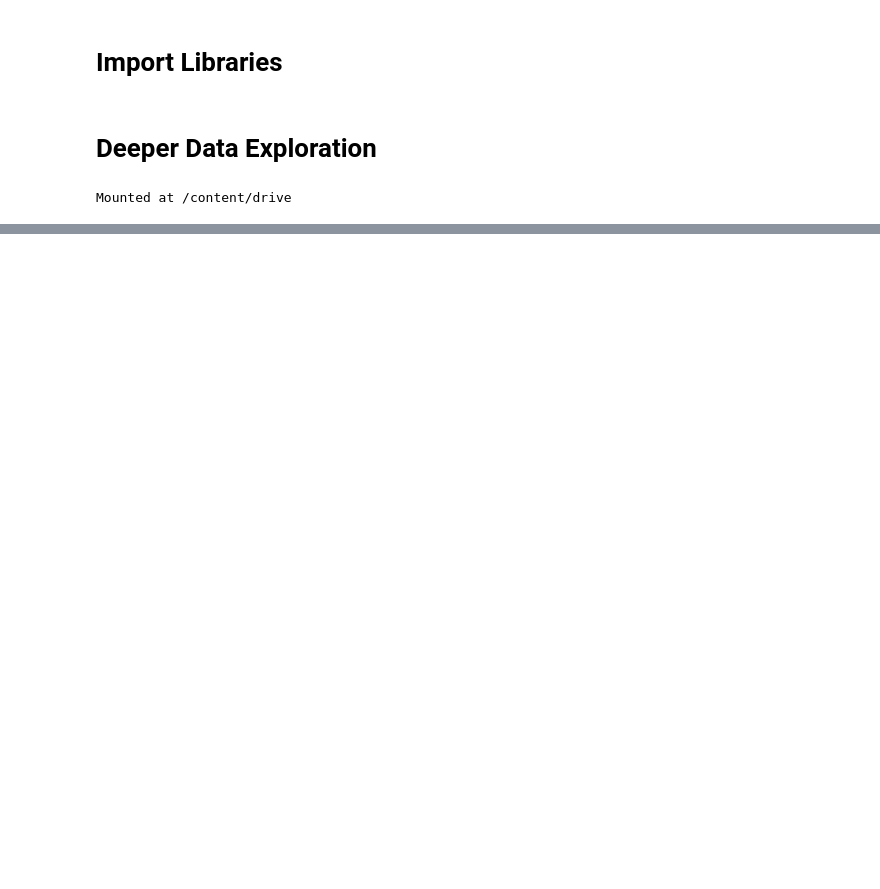
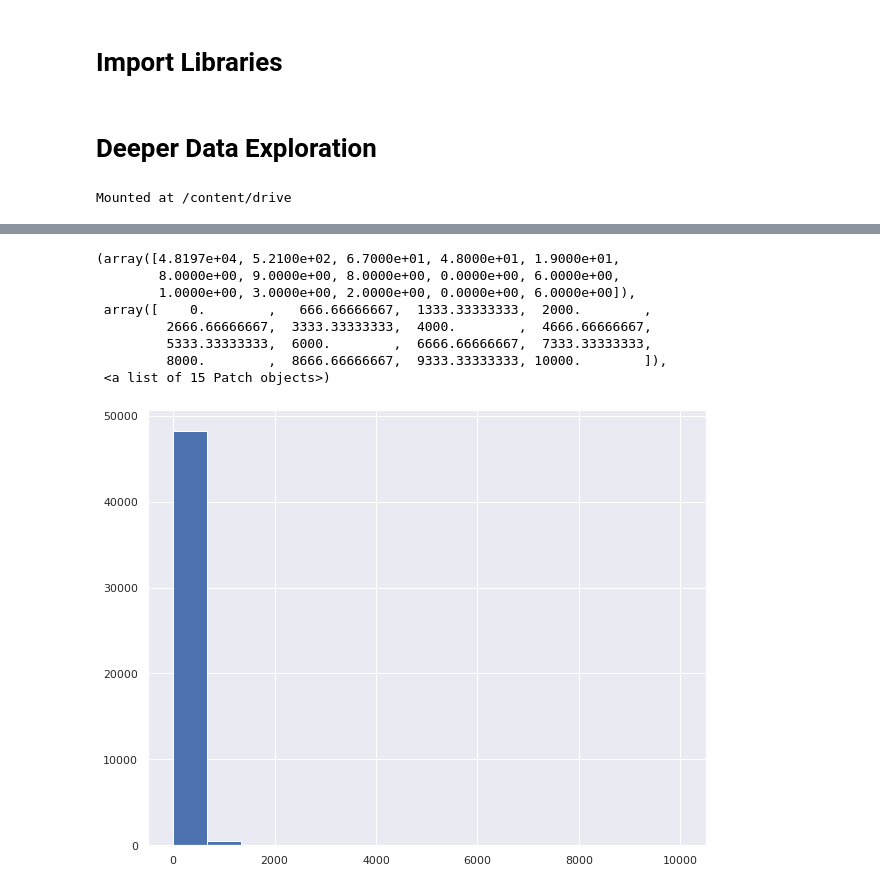
Before and after one commit to Rollap/NYC_AirBnB_Overview, a Jupyter notebook: AirBnbPart2.ipynb, the cells around one changed output, grey strips where cells are left out. Drawn from its saved outputs; the diff is of its cells as text; code cells hidden in the pictures; blank space fills up the shorter version.

```diff
--- a/AirBnbPart2.ipynb
+++ b/AirBnbPart2.ipynb
@@ -75,0 +94,13 @@ plt.figure(figsize=(14,8))
+# %%
+#Histogram Before Removing Outliers
+plt.hist(df['price'],bins=15)
+# %% [output]
+(array([4.8197e+04, 5.2100e+02, 6.7000e+01, 4.8000e+01, 1.9000e+01,
+        8.0000e+00, 9.0000e+00, 8.0000e+00, 0.0000e+00, 6.0000e+00,
+        1.0000e+00, 3.0000e+00, 2.0000e+00, 0.0000e+00, 6.0000e+00]),
+ array([    0.        ,   666.66666667,  1333.33333333,  2000.        ,
+         2666.66666667,  3333.33333333,  4000.        ,  4666.66666667,
+         5333.33333333,  6000.        ,  6666.66666667,  7333.33333333,
+         8000.        ,  8666.66666667,  9333.33333333, 10000.        ]),
+ <a list of 15 Patch objects>)
+[figure, added]
```
Also changed, not shown: parts of 54 cells of this notebook, 1 other file.
